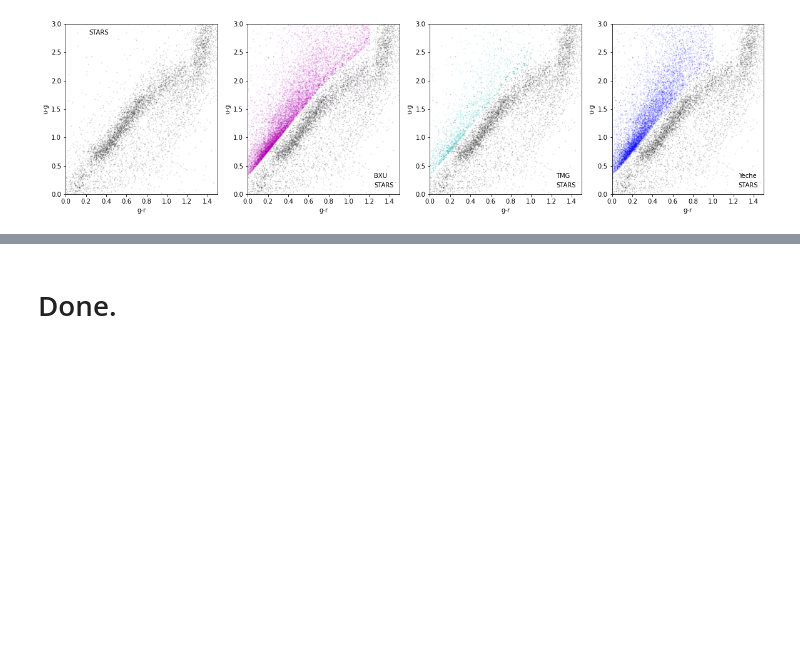
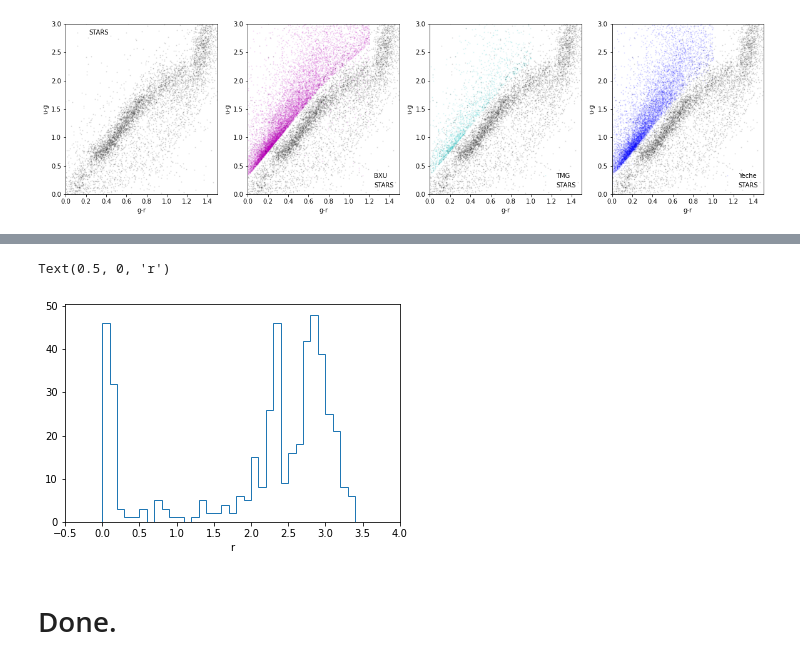
Before and after one commit to michaelJwilson/DESILBG, a Jupyter notebook: gold/yeche.ipynb, the cells around one changed output, grey strips where cells are left out. Cells and saved outputs as stored; diff of their text form; code cells hidden in the pictures; blank space fills up the shorter version.

```diff
--- a/gold/yeche.ipynb
+++ b/gold/yeche.ipynb
@@ -432,2 +542,9 @@ for ax in axes:
+# %%
+pl.hist(missing['Z_BC03'], bins=np.arange(0.0, 6.0, 0.1), histtype='step', label='TMG not in Gold Yeche')
+pl.xlim(-0.5, 4.0)
+pl.xlabel('r')
+# %% [output]
+Text(0.5, 0, 'r')
+[figure, added]
 # %% [markdown]
 # Done.
```
Also changed, not shown: parts of 12 cells of this notebook, 4 other files.
